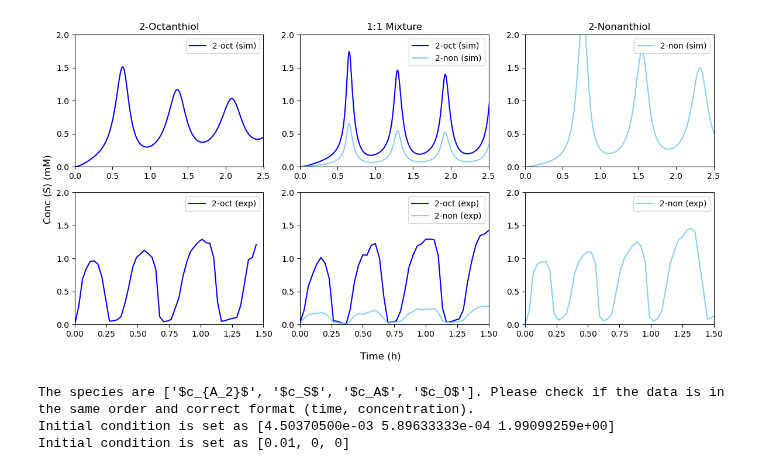
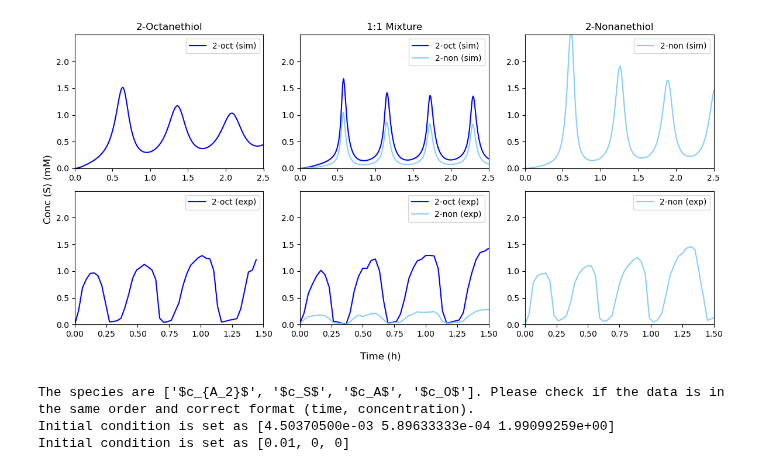
Before and after one commit to Zhiheng419/Chemical_Oscillation_Model, a Jupyter notebook: two_thiols.ipynb, the cells around one changed output. Saved outputs shown, nothing was run; the diff lists cells and outputs as text; code cells hidden in the pictures.

```diff
--- a/two_thiols.ipynb
+++ b/two_thiols.ipynb
@@ -83,7 +83,7 @@ def calc_all_delayed_full_two_thiols(sol, consts, *params):
 
 delayed_full_two_thiols = {'model': delayed_full_two_thiols_model, 'calc_all': calc_all_delayed_full_two_thiols, 'info': '5*2 parameters, 2*2 constants, 4 species: A2, S1, S2, O'}
 # %%
-file = r'Data_sets\C82_osc_LM.csv'
+file = r'Data_sets/C82_osc_LM.csv'
 cmc_82 = 1.56
 cmc_92 = 0.29
 rext = 11.2
@@ -94,5 +94,5 @@ cA2_tol = 16.300
 # %%
-file = r'Data_sets\C92_osc_LM.csv'
+file = r'Data_sets/C92_osc_LM.csv'
 cmc_92 = 0.29
 rext = 11.2
 params = [cmc_92, rext]
@@ -129,6 +131,7 @@ Using default integration parameters.
 # %%
 #C92 parameters
 rs_ac, rds_ac, rs, rds, ro = 38,   330 ,    4  ,   140, 1e4
+rs_ac, rds_ac, rs, rds, ro = 70,   350 ,    5  ,   180, 1e4
 rext = 11.2
 lam, m = cmc_92/15, 2
 td1, td2 = 0.01, 0.03
@@ -163,2 +181,2 @@ fig_mix, axes_mix = mixed_8292.plot(t=2.5, acc=200)
 # %%
-df_mix89LM = pd.read_csv(r'Data_sets\C82+C92_osc_LM.csv')
+df_mix89LM = pd.read_csv(r'Data_sets/C82+C92_osc_LM.csv')
@@ -189,38 +198,38 @@ tmix_exp = df_mix89LM['tS']
 cS1_mix_exp = df_mix89LM['cS28']
 cS2_mix_exp = df_mix89LM['cS29']
 fig, ax = plt.subplots(2, 3, figsize=(12, 6))
 ax[0, 0].plot(t1, cS1, label='2-oct (sim)', color='blue')
 ax[0, 1].plot(t_mix, cS1_mix, label='2-oct (sim)', color='blue')
 ax[0, 1].plot(t_mix, cS2_mix, label='2-non (sim)', color='lightskyblue')
 ax[0, 2].plot(t2, cS2, label='2-non (sim)', color='lightskyblue')
 
 ax[1, 0].plot(t1_exp, cS1_exp, label='2-oct (exp)', color='blue')
 ax[1, 1].plot(tmix_exp, cS1_mix_exp, label='2-oct (exp)', color='blue')
 ax[1, 1].plot(tmix_exp, cS2_mix_exp, label='2-non (exp)', color='lightskyblue')
 ax[1, 2].plot(t2_exp, cS2_exp, label='2-non (exp)', color='lightskyblue')
 
-ax[0, 0].set_title('2-Octanthiol')
+ax[0, 0].set_title('2-Octanethiol')
 ax[0, 1].set_title('1:1 Mixture')
-ax[0, 2].set_title('2-Nonanthiol')
+ax[0, 2].set_title('2-Nonanethiol')
 
 for a in ax[0]:
     a.set_xlim(0, 2.5)
 
 for a in ax[1]:
     a.set_xlim(0, 1.5)
 
 for a in ax.flatten():
     a.legend(loc="upper right")
-    a.set_ylim(0, 2)
+    a.set_ylim(0, 2.5)
     a.set_yticks([0, 0.5, 1, 1.5, 2])
 
 fig.supxlabel('Time (h)')
 fig.supylabel('Conc (S) (mM)')
 plt.tight_layout()
 
-fig.savefig('figs\C82+C92_osc_LM.png', dpi=300, bbox_inches='tight')
+fig.savefig('figs/C82+C92_osc_LM.png', dpi=300, bbox_inches='tight')
 # %% [output]
-[figure, old version]
+[figure, new version]
 # %%
 def input_expdata(files: str, params: list|np.ndarray) -> pd.DataFrame :
     df = pd.read_csv(files)
```
Also changed, not shown: parts of 8 cells of this notebook, 2 other files.
